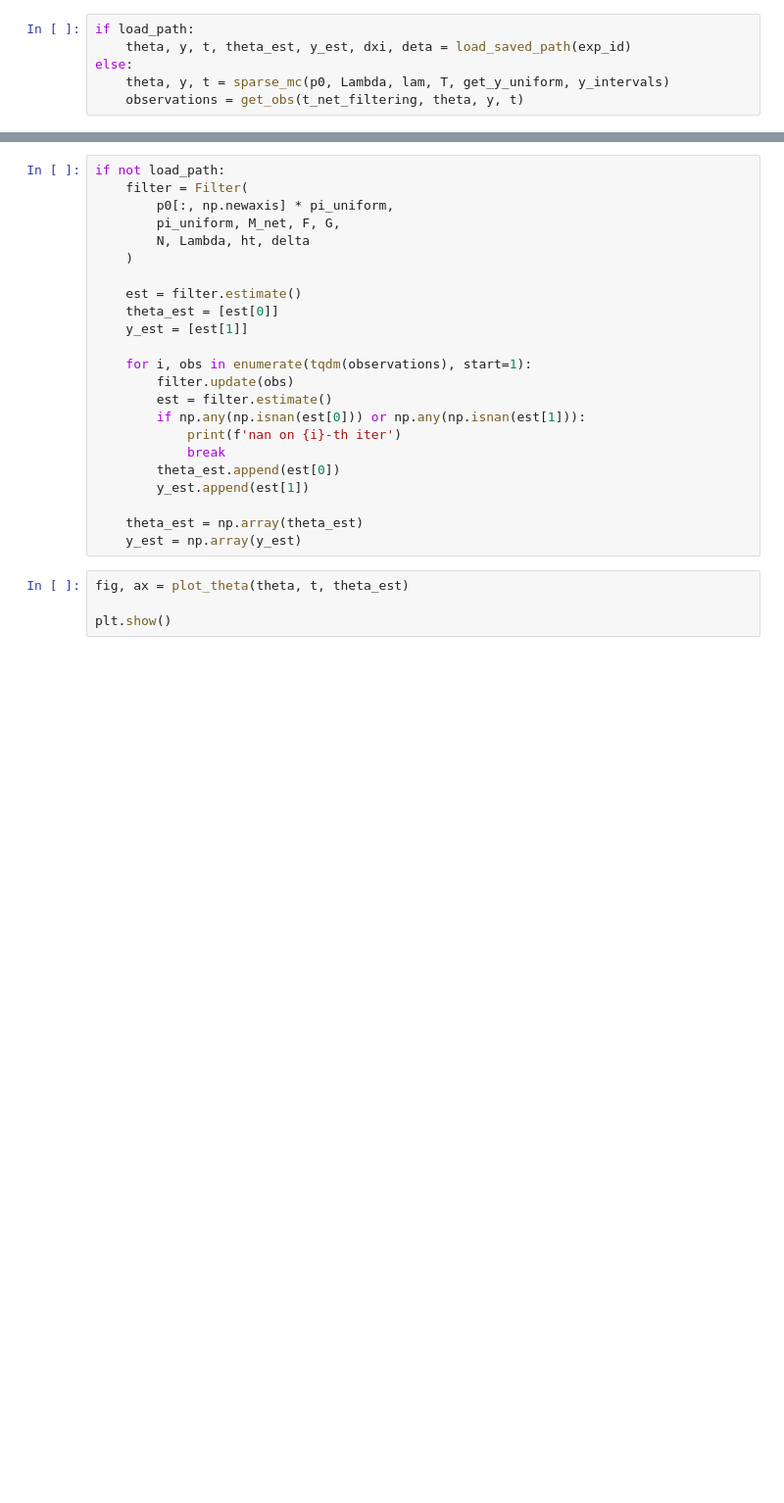
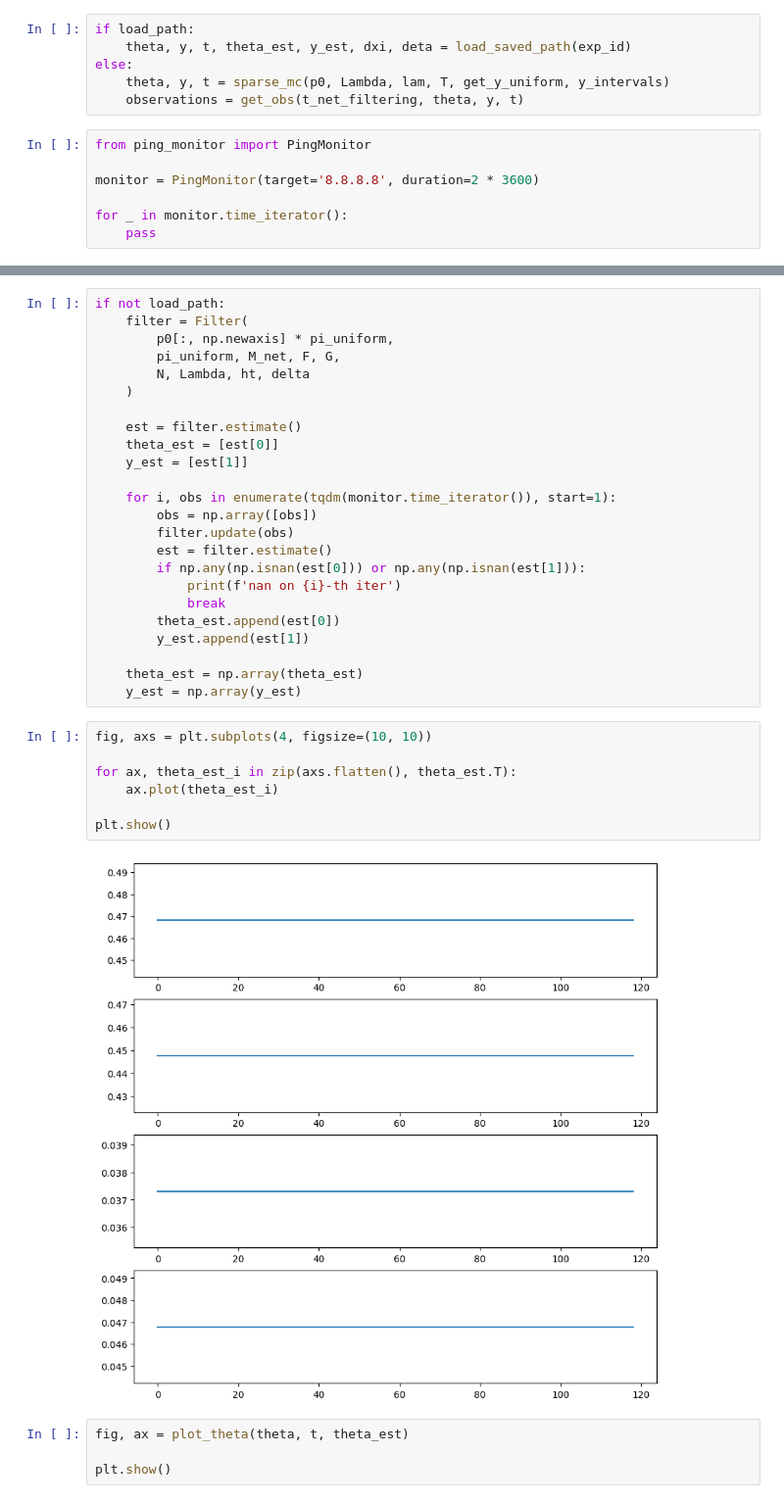
Before and after one commit to yuriykurinov/discretized_filter, a Jupyter notebook: filtering.ipynb, the cells around one changed output, grey strips where cells are left out. Shown at 98% size. Drawn from its saved outputs; the diff is of its cells as text; blank space fills up the shorter version.

```diff
--- a/filtering.ipynb
+++ b/filtering.ipynb
@@ -23,3 +23,10 @@ if load_path:
 else:
     theta, y, t = sparse_mc(p0, Lambda, lam, T, get_y_uniform, y_intervals)
     observations = get_obs(t_net_filtering, theta, y, t)
+# %%
+from ping_monitor import PingMonitor
+
+monitor = PingMonitor(target='8.8.8.8', duration=2 * 3600)
+
+for _ in monitor.time_iterator():
+    pass
@@ -35,7 +48,8 @@ if not load_path:
     theta_est = [est[0]]
     y_est = [est[1]]
 
-    for i, obs in enumerate(tqdm(observations), start=1):
+    for i, obs in enumerate(tqdm(monitor.time_iterator()), start=1):
+        obs = np.array([obs])
         filter.update(obs)
         est = filter.estimate()
         if np.any(np.isnan(est[0])) or np.any(np.isnan(est[1])):
@@ -46,6 +60,15 @@ if not load_path:
 
     theta_est = np.array(theta_est)
     y_est = np.array(y_est)
+# %%
+fig, axs = plt.subplots(4, figsize=(10, 10))
+
+for ax, theta_est_i in zip(axs.flatten(), theta_est.T):
+    ax.plot(theta_est_i)
+
+plt.show()
+# %% [output]
+[figure, added]
 # %%
 fig, ax = plot_theta(theta, t, theta_est)
 
```
Also changed, not shown: parts of 2 cells of this notebook, 1 other file.
